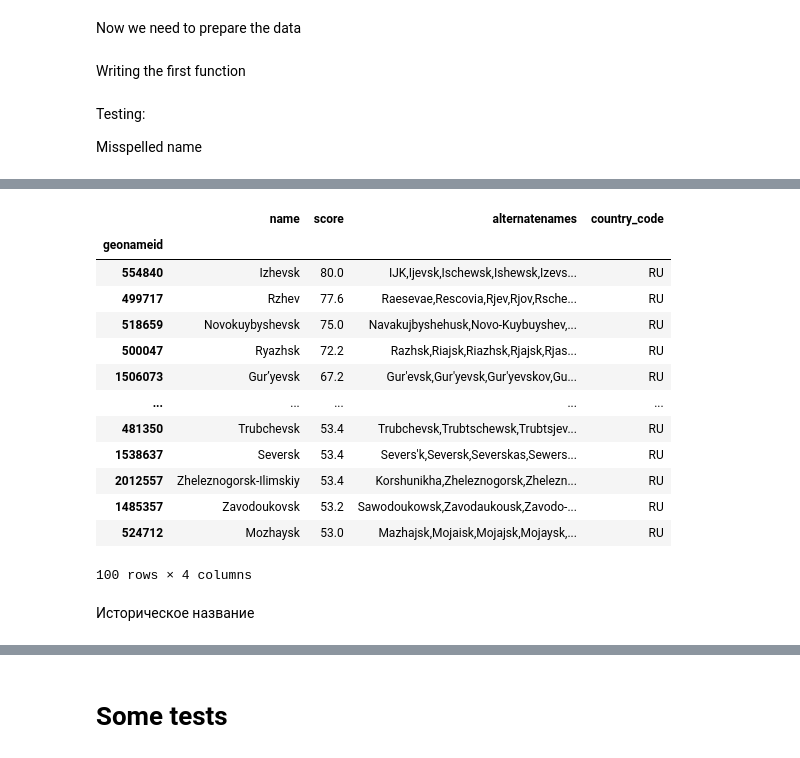
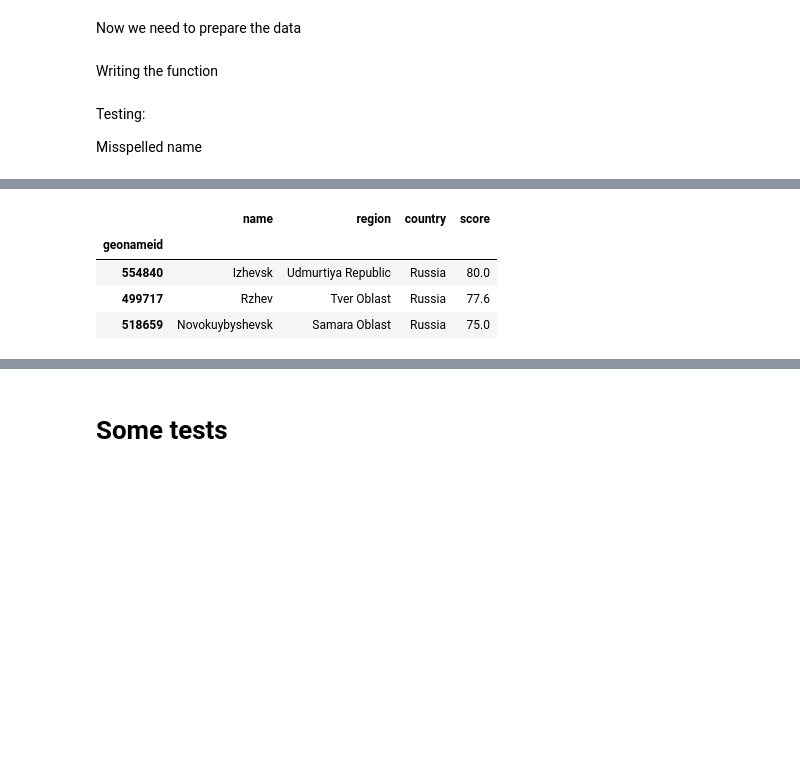
Before and after one commit to eburakova/geoname_matching, a Jupyter notebook: main.ipynb, the cells around one changed output, grey strips where cells are left out. Saved outputs shown, nothing was run; the diff lists cells and outputs as text; code cells hidden in the pictures; blank space fills up the shorter version.

```diff
--- a/main.ipynb
+++ b/main.ipynb
@@ -542,25 +542,7 @@ names=df.name.values
 for i in range(len(altnames)):
     altnames[i].append(names[i])
 #Creating the dictionary of the structure geonameID: names for all cities including official and alternative names
-d = {ind: n for ind, n in zip(df.index, altnames)}
+
+d = {zip(df.index, altnames)} # does same as d = {ind: n for ind, n in zip(df.index, altnames)}
 # %% [markdown]
-Writing the first function
+Writing the function
-# %%
-def search(query, k=10):
-    "The rapid fuzzy search"
-
-    if detect_language(query) is not None:
-        query = slugify(query)
-    scores = {} # container for match scores for each city
-
-    for ind, name_list in d.items(): ## for each city calculate similarity scores with evry alternative name
-        _ = np.array(process.extract(query, name_list))
-
-        scores[ind] = _[:, 1].astype(int).sum() # sum up the scores...
-        scores[ind] /= len(_) # ...and normalize by the number of the alternative names
-
-    sorted_scores = dict(sorted(scores.items(), key=lambda item: item[1], reverse=True)) # sorting the name groups by the match score
-    indexes = list(sorted_scores)[:k] # select the DatFrame indicies of the top k
-    result = df.loc[indexes] # return all the desired info
-    result.insert(1, column='score', value=list(sorted_scores.values())[:k]) # insert the scores
-    return result
@@ -570,10 +617,9 @@ Testing:
 Misspelled name
 # %%
 %%time
-k=100 ## number of suggestions
-# query = input()
+k=3 ## number of suggestions
 query = 'Ржевск'
 
-search(query, k)
+search(query, k, weight_mode=None, asdict=False)
 # %% [output]
 CPU times: total: 188 ms
@@ -581,16 +627,5 @@ Wall time: 270 ms
-|  | name | score | alternatenames | country_code |
+|  | name | region | country | score |
 | geonameid |  |  |  |  |
-| 554840 | Izhevsk | 80.0 | IJK,Ijevsk,Ischewsk,Ishewsk,Izevs... | RU |
-| 499717 | Rzhev | 77.6 | Raesevae,Rescovia,Rjev,Rjov,Rsche... | RU |
-| 518659 | Novokuybyshevsk | 75.0 | Navakujbyshehusk,Novo-Kuybuyshev,... | RU |
-| 500047 | Ryazhsk | 72.2 | Razhsk,Riajsk,Riazhsk,Rjajsk,Rjas... | RU |
-| 1506073 | Gur’yevsk | 67.2 | Gur'evsk,Gur'yevsk,Gur'yevskov,Gu... | RU |
-| ... | ... | ... | ... | ... |
-| 481350 | Trubchevsk | 53.4 | Trubchevsk,Trubtschewsk,Trubtsjev... | RU |
-| 1538637 | Seversk | 53.4 | Severs'k,Seversk,Severskas,Sewers... | RU |
-| 2012557 | Zheleznogorsk-Ilimskiy | 53.4 | Korshunikha,Zheleznogorsk,Zhelezn... | RU |
-| 1485357 | Zavodoukovsk | 53.2 | Sawodoukowsk,Zavodaukousk,Zavodo-... | RU |
-| 524712 | Mozhaysk | 53.0 | Mazhajsk,Mojaisk,Mojajsk,Mojaysk,... | RU |
+| 554840 | Izhevsk | Udmurtiya Republic | Russia | 80.0 |
+| 499717 | Rzhev | Tver Oblast | Russia | 77.6 |
+| 518659 | Novokuybyshevsk | Samara Oblast | Russia | 75.0 |
-100 rows × 4 columns
-# %% [markdown]
-Историческое название
```
Also changed, not shown: parts of 59 cells of this notebook, 1 other file.
